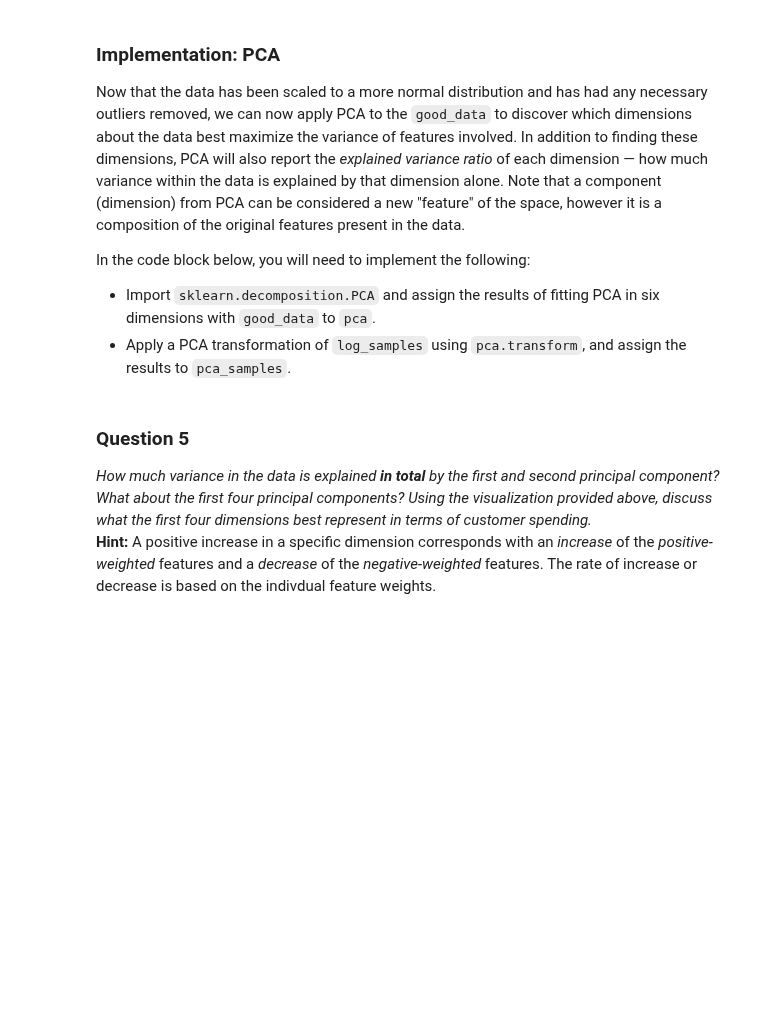
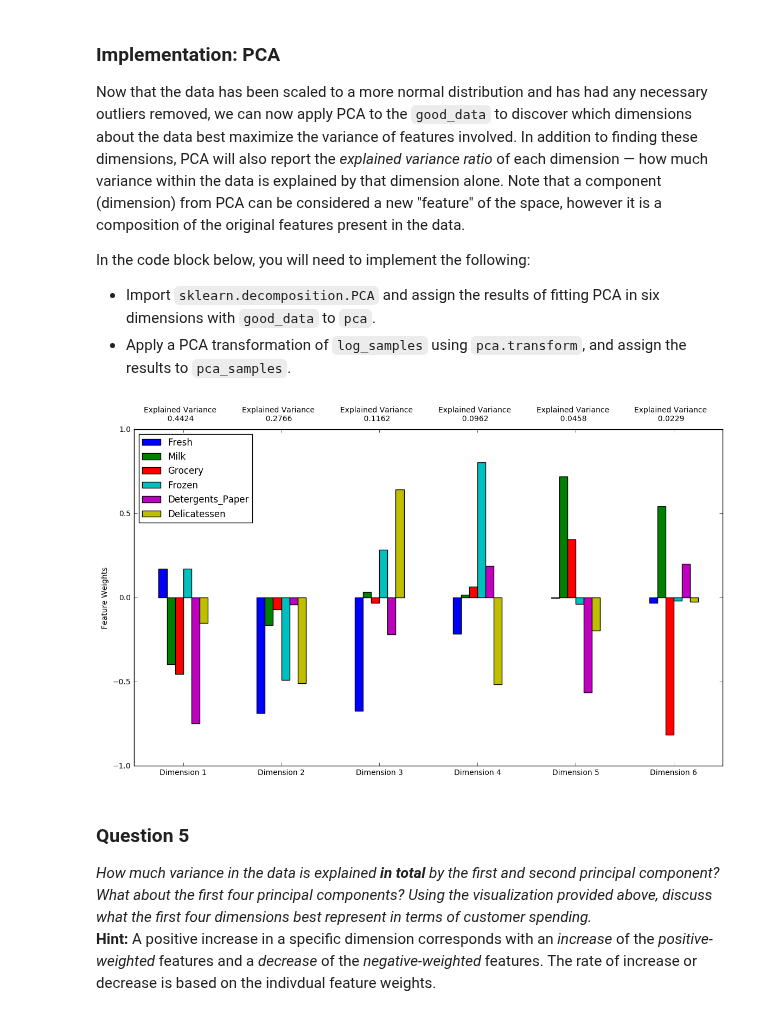
Before and after one commit to markdyousef/ML-Nanodegree, a Jupyter notebook: projects/customer_segments/customer_segments.ipynb, the cells around one changed output. Drawn from its saved outputs; the diff is of its cells as text; code cells hidden in the pictures; blank space fills up the shorter version.

```diff
--- a/projects/customer_segments/customer_segments.ipynb
+++ b/projects/customer_segments/customer_segments.ipynb
@@ -281,14 +264,17 @@ In the code block below, you will need to implement the following:
  - Import `sklearn.decomposition.PCA` and assign the results of fitting PCA in six dimensions with `good_data` to `pca`.
  - Apply a PCA transformation of `log_samples` using `pca.transform`, and assign the results to `pca_samples`.
 # %%
+from sklearn.decomposition import PCA
 # TODO: Apply PCA by fitting the good data with the same number of dimensions as features
-pca = None
+pca = PCA().fit(good_data)
 
-# TODO: Transform log_samples using the PCA fit above
-pca_samples = None
+# # TODO: Transform log_samples using the PCA fit above
+# pca_samples = pca.transform(log_samples)
 
-# Generate PCA results plot
+# # Generate PCA results plot
 pca_results = vs.pca_results(good_data, pca)
+# %% [output]
+[figure, added]
 # %% [markdown]
 ### Question 5
 *How much variance in the data is explained* ***in total*** *by the first and second principal component? What about the first four principal components? Using the visualization provided above, discuss what the first four dimensions best represent in terms of customer spending.*
```
Also changed, not shown: parts of 4 cells of this notebook.
